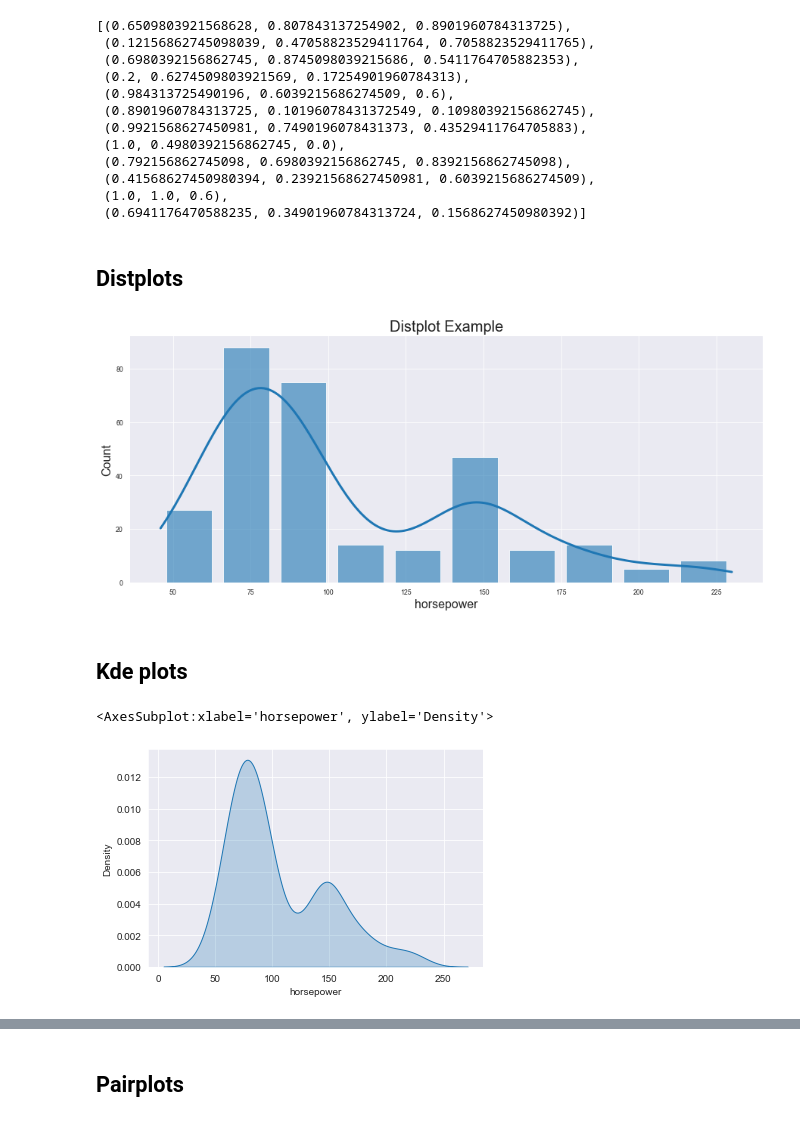
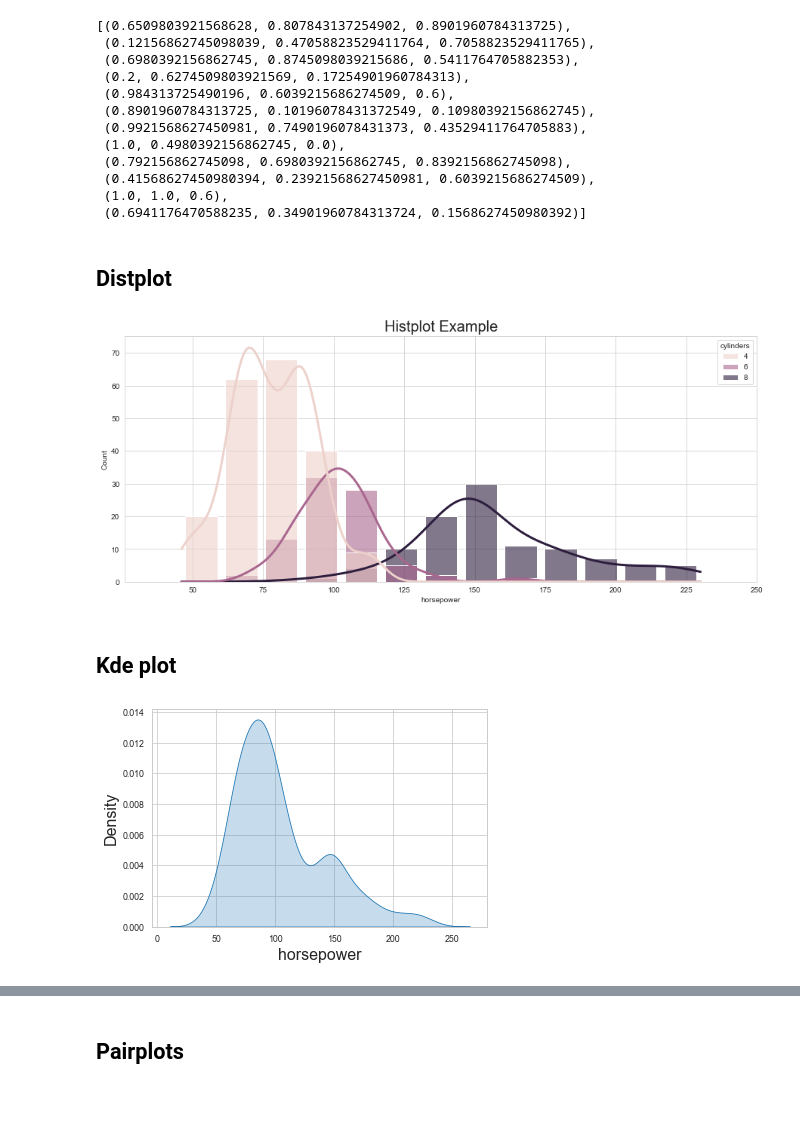
Before and after one commit to bartosz67/matplotlib_seaborn_plots, a Jupyter notebook: plots.ipynb, the cells around one changed output, grey strips where cells are left out. Cells and saved outputs as stored; diff of their text form; code cells hidden in the pictures.

```diff
--- a/plots.ipynb
+++ b/plots.ipynb
@@ -61,7 +61,7 @@ cars.cylinders.value_counts()
 5      3
 Name: cylinders, dtype: int64
 # %%
-cars = cars[cars.cylinders.isin([8, 4])]
+cars = cars[cars.cylinders.isin([8, 6, 4])]
 # %%
 hp = cars.horsepower
 mpg = cars.mpg
@@ -83,10 +88,10 @@ color
  (1.0, 1.0, 0.6),
  (0.6941176470588235, 0.34901960784313724, 0.1568627450980392)]
 # %%
-sns.set_style('darkgrid')
-# sns.set_style('white')
+# sns.set_style('darkgrid')
+sns.set_style('whitegrid')
 # %% [markdown]
-## Distplots
+## Distplot
 # %%
 plt.figure(figsize=(15,6))
 
@@ -94,47 +99,50 @@ plt.figure(figsize=(15,6))
 
 p = sns.histplot(x=hp,
 
              # y=mpg,
              # cbar=True, cbar_kws=dict(shrink=.9),  # show values correlated with colors
 
-             # hue=cyl,
-             # legend=True,  # hue legend
+             hue=cyl,
+             legend=True,  # hue legend
 
              # stat='density','count', 'percent', # y axis
              # log_scale=True,
 
              # element='poly','step', 'bars'
              # fill=False
              # discrete=True, #  (True, True) for x and y,  # for discrete integer data
              # multiple='stack', 'dodge', 'layer', 'fll',  # what to do with multiple values in the same bin
 
              alpha=0.6,
              shrink=.8,
 
              # bins=10,
              # binwidth=10,
 
              kde=True, line_kws=dict(linewidth=3), kde_kws=dict(bw_adjust= 1),
 
              # cumulative=True,  # cumulate values as bins increase
 
             )
 
 sns.set_context("paper", rc={"font.size":16,"axes.titlesize":20,"axes.labelsize":16})
-plt.xlim(hp.min()-10, hp.max()+10)
-p.set_title("Distplot Example")
+plt.xlim(hp.min()-20, hp.max()+20)
+p.set_title("Histplot Example")
 plt.yticklabels=[]
+# plt.tight_layout()
 # %% [output]
-[figure, old version]
+[figure, new version]
 # %% [markdown]
-## Kde plots
+## Kde plot
 # %%
-sns.kdeplot(x=hp  # on x axis, can be also sideway on y axis
-            ,shade=True  # fill surface under the line
-            ,bw_adjust=1  # increasing variance, bigger value = smoother curves
-            # ,cumulative=True  # use cumulative function
+sns.kdeplot(x=hp,
+            shade=True,
+            bw_adjust=1,  # increasing variance, bigger value = smoother curves
+            #cumulative=True,  # use cumulative function
            )
+
+plt.xlim(hp.min()-50, hp.max()+50)
+plt.yticklabels=[]
 # %% [output]
-<AxesSubplot:xlabel='horsepower', ylabel='Density'>
-[figure, old version]
+[figure, new version]
 # %%
```
Also changed, not shown: parts of 19 cells of this notebook.
